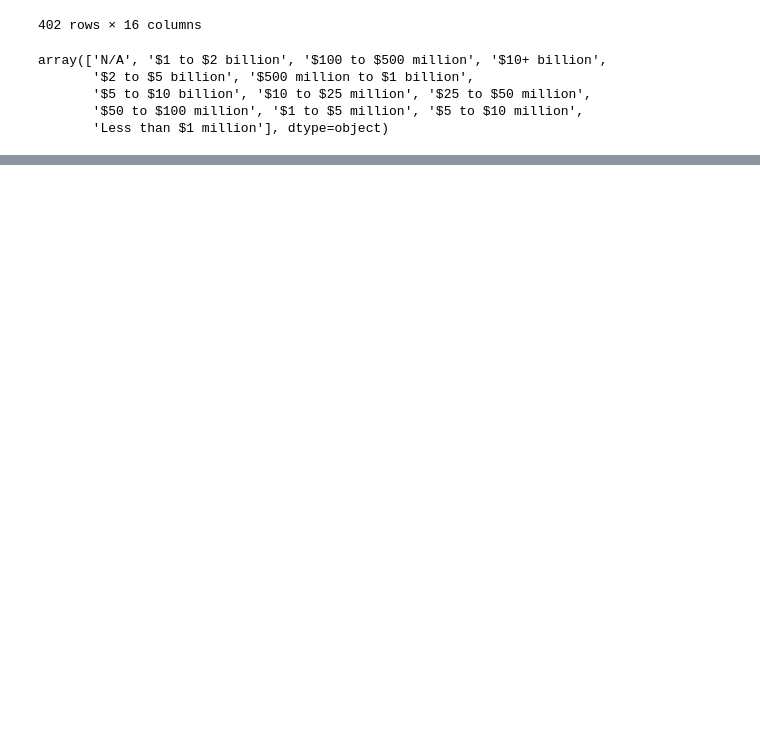
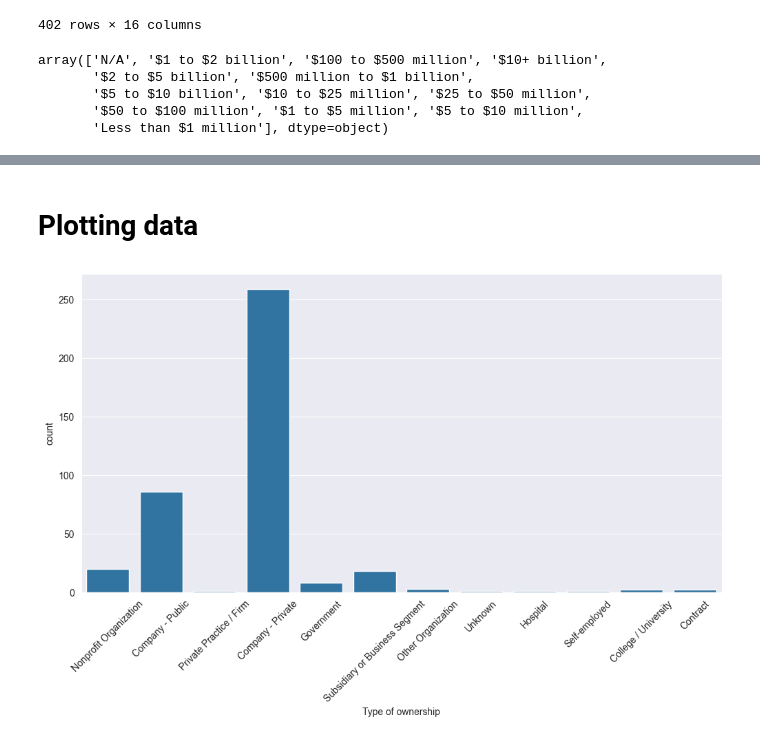
Before and after one commit to KishanYern/Data-Science-Project, a Jupyter notebook: computer_jobs.ipynb, the cells around one changed output, grey strips where cells are left out. Drawn from its saved outputs; the diff is of its cells as text; code cells hidden in the pictures; blank space fills up the shorter version.

Commit message:
plotted data

```diff
--- a/computer_jobs.ipynb
+++ b/computer_jobs.ipynb
@@ -181,7 +185,7 @@ df['Location_State'] = split_locations.str[1]
 
 split_headquarters = df['Headquarters'].str.split(', ') #splitting the headquarters column into city and state
 df['Headquarters_City'] = split_headquarters.str[0]
-df['Headquarters_State'] = split_headquarters.str[1]
+df['Headquarters_State/Country'] = split_headquarters.str[1]
 
 df = df.drop(columns = ['Headquarters'], axis = 1)
 df = df.drop(columns = ['Location'], axis = 1)
@@ -220,0 +217,3 @@ array(['Nonprofit Organization', 'Company - Public',
+# %%
+df = df.drop(columns = ['Founded', 'Competitors'], axis = 1) #dropping the founded and competitor column
+df
@@ -220,0 +234,8 @@ array(['Nonprofit Organization', 'Company - Public',
+# %% [markdown]
+# Plotting data
+# %%
+sns.countplot(x=df['Type of ownership'])
+plt.xticks(rotation=45)
+plt.show()
+# %% [output]
+[figure, added]
```
Also changed, not shown: parts of 13 cells of this notebook.
